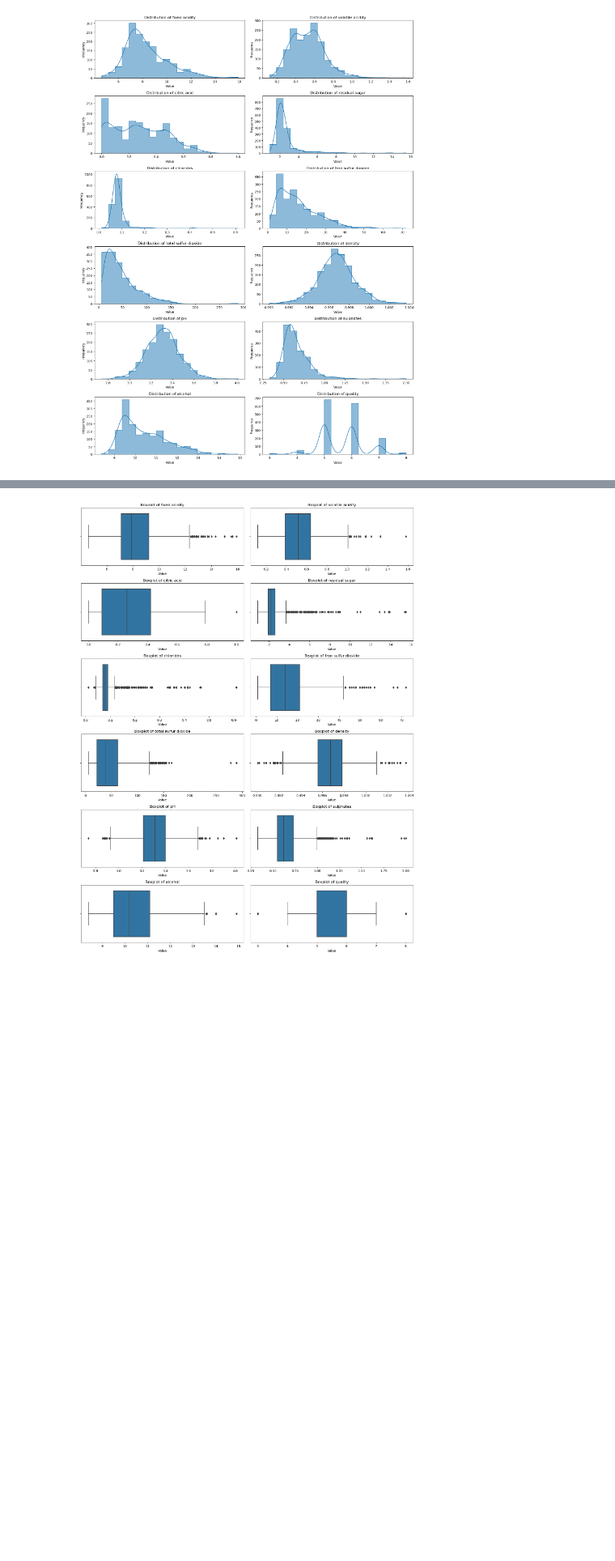
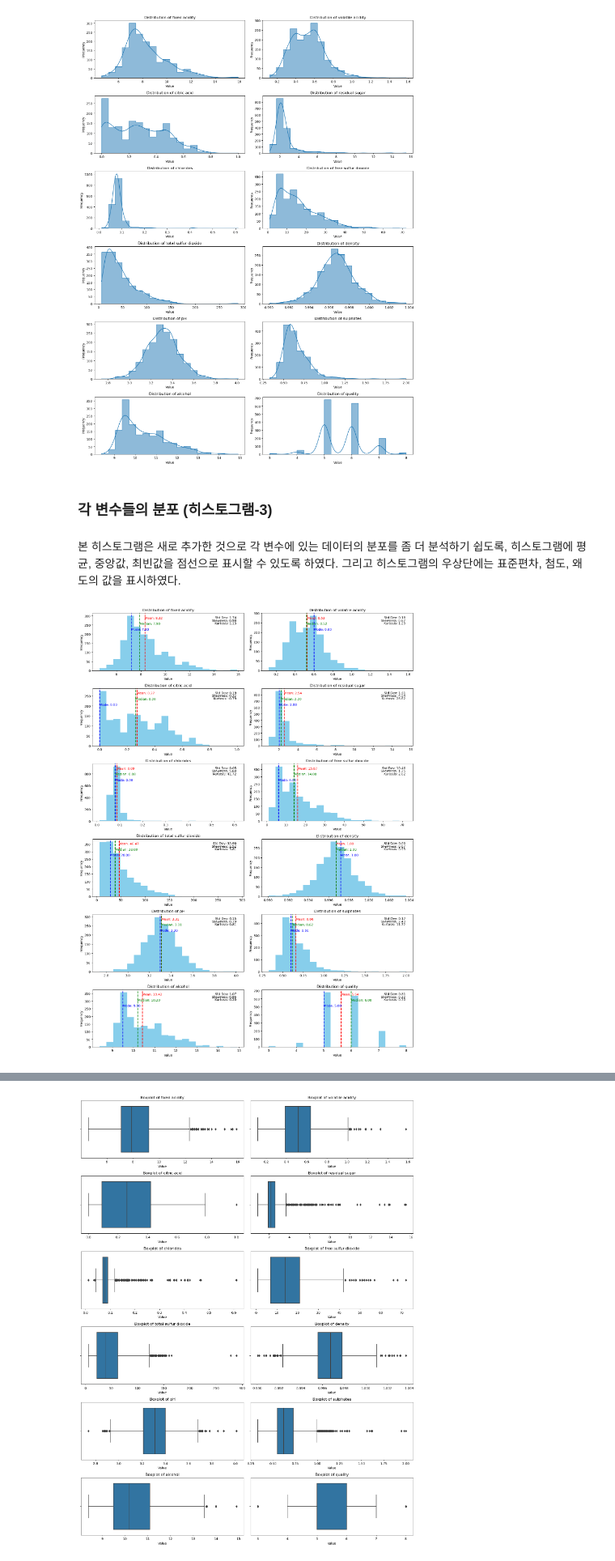
Before and after one commit to yeonho0214/test, a Jupyter notebook: Red Wine Quality (EDA).ipynb, the cells around one changed output, grey strips where cells are left out. Shown at 81% size. Drawn from its saved outputs; the diff is of its cells as text; code cells hidden in the pictures; blank space fills up the shorter version.

```diff
--- a/Red Wine Quality (EDA).ipynb
+++ b/Red Wine Quality (EDA).ipynb
@@ -104,3 +106,59 @@ plt.tight_layout()
 plt.show()
 # %% [output]
 [figure]
+# %% [markdown]
+### 각 변수들의 분포 (히스토그램-3)
+# %% [markdown]
+본 히스토그램은 새로 추가한 것으로 각 변수에 있는 데이터의 분포를 좀 더 분석하기 쉽도록, 히스토그램에 평균, 중앙값, 최빈값을 점선으로 표시할 수 있도록 하였다. 그리고 히스토그램의 우상단에는 표준편차, 첨도, 왜도의 값을 표시하였다.
+# %%
+import matplotlib.pyplot as plt
+import seaborn as sns
+import math
+
+# 그리드 생성
+num_cols = len(df.columns)
+num_rows = math.ceil(num_cols / 2)  # 2열로 나누어 그리기
+
+fig, axes = plt.subplots(num_rows, 2, figsize=(15, 20))
+
+# 각 열의 독립변수들의 분포를 서브플롯에 그리기
+for i, column in enumerate(df.columns):
+    row_index = i // 2
+    col_index = i % 2
+    axes[row_index, col_index].hist(df[column], bins=20, color='skyblue')  # 히스토그램 색깔 변경
+    axes[row_index, col_index].set_title(f'Distribution of {column}')
+    axes[row_index, col_index].set_xlabel('Value')
+    axes[row_index, col_index].set_ylabel('Frequency')
+
+    # 통계치 계산
+    mean_val = df[column].mean()
+    median_val = df[column].median()
+    mode_val = df[column].mode()[0]  # 최빈값은 mode()의 결과 중 첫 번째 값 사용
+    std_dev_val = df[column].std()
+    skewness_val = df[column].skew()
+    kurtosis_val = df[column].kurtosis()
+
+    # 통계치를 히스토그램 위에 선으로 표시
+    axes[row_index, col_index].axvline(mean_val, color='red', linestyle='dashed', linewidth=2, label='Mean')
+    axes[row_index, col_index].axvline(median_val, color='green', linestyle='dashed', linewidth=2, label='Median')
+    axes[row_index, col_index].axvline(mode_val, color='blue', linestyle='dashed', linewidth=2, label='Mode')  # 색깔 변경
+
+    # 통계치 이름 표시
+    axes[row_index, col_index].text(mean_val, axes[row_index, col_index].get_ylim()[1]*0.9, f'Mean: {mean_val:.2f}', color='red')
+    axes[row_index, col_index].text(median_val, axes[row_index, col_index].get_ylim()[1]*0.8, f'Median: {median_val:.2f}', color='green')
+    axes[row_index, col_index].text(mode_val, axes[row_index, col_index].get_ylim()[1]*0.7, f'Mode: {mode_val:.2f}', color='blue')  # 색깔 변경
+
+    # 표준편차, 첨도, 왜도를 히스토그램 오른쪽 상단에 텍스트로 표시
+    axes[row_index, col_index].text(0.95, 0.95, f'Std Dev: {std_dev_val:.2f}', transform=axes[row_index, col_index].transAxes, ha='right', va='top')
+    axes[row_index, col_index].text(0.95, 0.90, f'Skewness: {skewness_val:.2f}', transform=axes[row_index, col_index].transAxes, ha='right', va='top')
+    axes[row_index, col_index].text(0.95, 0.85, f'Kurtosis: {kurtosis_val:.2f}', transform=axes[row_index, col_index].transAxes, ha='right', va='top')
+
+# 남은 subplot 숨기기
+for i in range(num_cols, num_rows * 2):
+    fig.delaxes(axes.flatten()[i])
+
+# 레이아웃 조정
+plt.tight_layout()
+plt.show()
+# %% [output]
+[figure, added]
```
Also changed, not shown: parts of 11 cells of this notebook.
